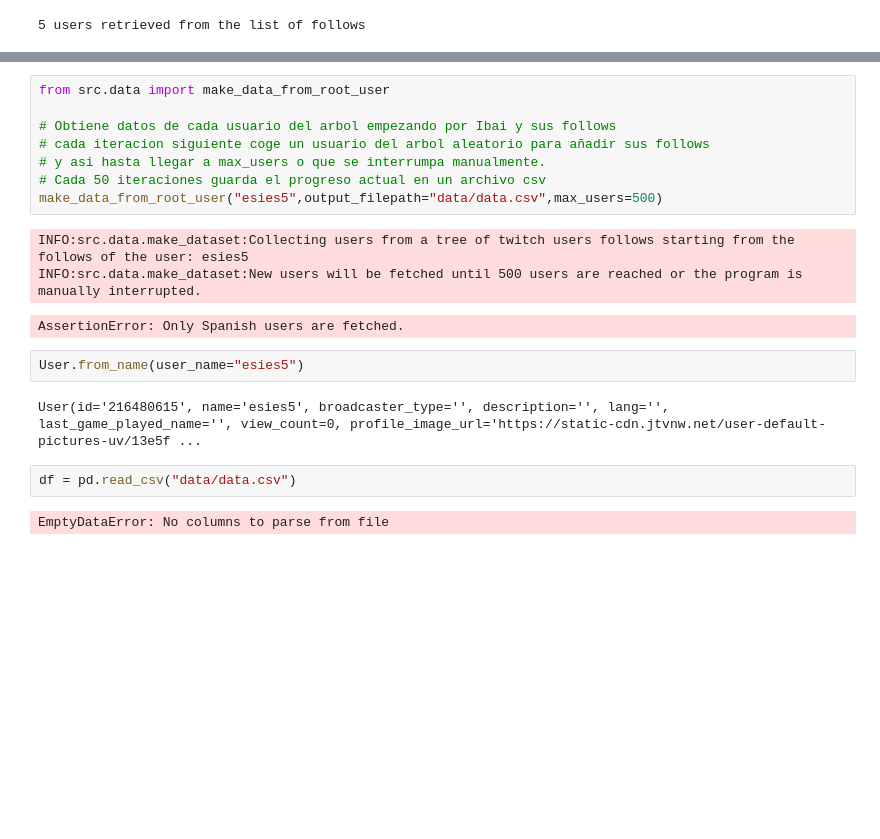
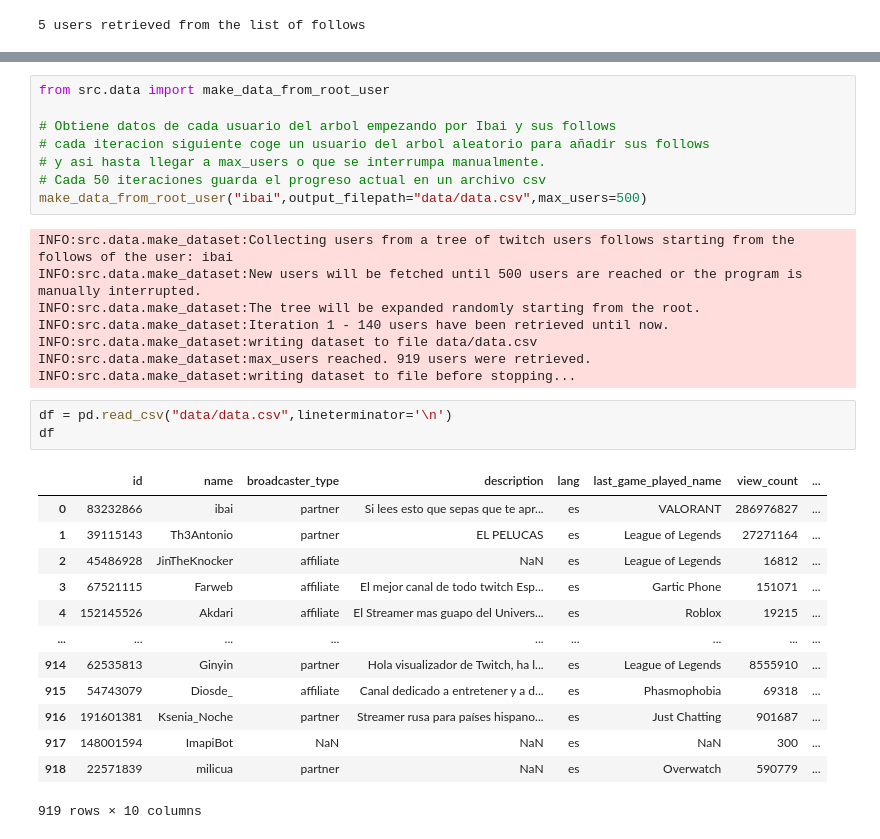
Before and after one commit to Enver-group/twitch-web-analytics, a Jupyter notebook: notebooks/simon-twitch-api.ipynb, the cells around one changed output, grey strips where cells are left out. Drawn from its saved outputs; the diff is of its cells as text; blank space fills up the shorter version.

```diff
--- a/notebooks/simon-twitch-api.ipynb
+++ b/notebooks/simon-twitch-api.ipynb
@@ -71,16 +71,29 @@ from src.data import make_data_from_root_user
 # cada iteracion siguiente coge un usuario del arbol aleatorio para añadir sus follows
 # y asi hasta llegar a max_users o que se interrumpa manualmente.
 # Cada 50 iteraciones guarda el progreso actual en un archivo csv
-make_data_from_root_user("esies5",output_filepath="data/data.csv",max_users=500)
+make_data_from_root_user("ibai",output_filepath="data/data.csv",max_users=500)
 # %% [output]
-INFO:src.data.make_dataset:Collecting users from a tree of twitch users follows starting from the follows of the user: esies5
+INFO:src.data.make_dataset:Collecting users from a tree of twitch users follows starting from the follows of the user: ibai
 INFO:src.data.make_dataset:New users will be fetched until 500 users are reached or the program is manually interrupted.
+INFO:src.data.make_dataset:The tree will be expanded randomly starting from the root.
+INFO:src.data.make_dataset:Iteration 1 - 140 users have been retrieved until now.
+INFO:src.data.make_dataset:writing dataset to file data/data.csv
+INFO:src.data.make_dataset:max_users reached. 919 users were retrieved.
+INFO:src.data.make_dataset:writing dataset to file before stopping...
-AssertionError: Only Spanish users are fetched.
-# %%
-User.from_name(user_name="esies5")
-# %% [output]
-User(id='216480615', name='esies5', broadcaster_type='', description='', lang='', last_game_played_name='', view_count=0, profile_image_url='https://static-cdn.jtvnw.net/user-default-pictures-uv/13e5f ...
 # %%
-df = pd.read_csv("data/data.csv")
+df = pd.read_csv("data/data.csv",lineterminator='\n')
+df
 # %% [output]
+|  | id | name | broadcaster_type | description | lang | last_game_played_name | view_count | ... |
+| 0 | 83232866 | ibai | partner | Si lees esto que sepas que te apr... | es | VALORANT | 286976827 | ... |
+| 1 | 39115143 | Th3Antonio | partner | EL PELUCAS | es | League of Legends | 27271164 | ... |
+| 2 | 45486928 | JinTheKnocker | affiliate | NaN | es | League of Legends | 16812 | ... |
+| 3 | 67521115 | Farweb | affiliate | El mejor canal de todo twitch Esp... | es | Gartic Phone | 151071 | ... |
+| 4 | 152145526 | Akdari | affiliate | El Streamer mas guapo del Univers... | es | Roblox | 19215 | ... |
+| ... | ... | ... | ... | ... | ... | ... | ... | ... |
+| 914 | 62535813 | Ginyin | partner | Hola visualizador de Twitch, ha l... | es | League of Legends | 8555910 | ... |
+| 915 | 54743079 | Diosde_ | affiliate | Canal dedicado a entretener y a d... | es | Phasmophobia | 69318 | ... |
+| 916 | 191601381 | Ksenia_Noche | partner | Streamer rusa para países hispano... | es | Just Chatting | 901687 | ... |
+| 917 | 148001594 | ImapiBot | NaN | NaN | es | NaN | 300 | ... |
+| 918 | 22571839 | milicua | partner | NaN | es | Overwatch | 590779 | ... |
-EmptyDataError: No columns to parse from file
+919 rows × 10 columns
```
Also changed, not shown: parts of 1 cell of this notebook, 1 other file.
